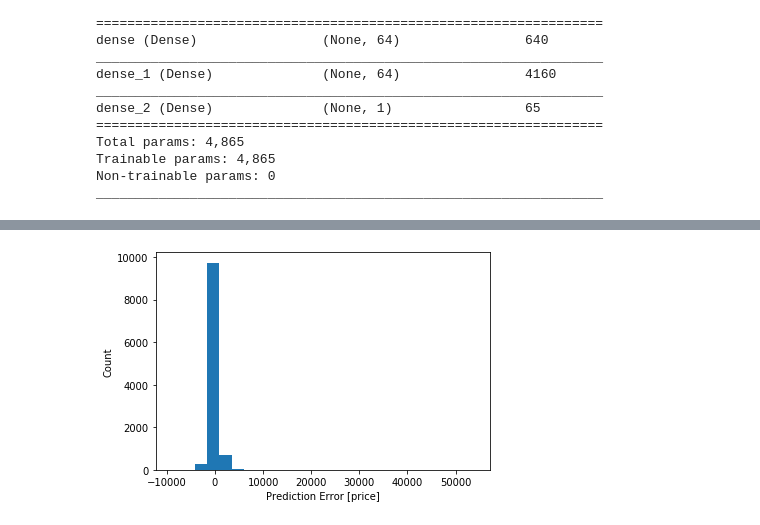
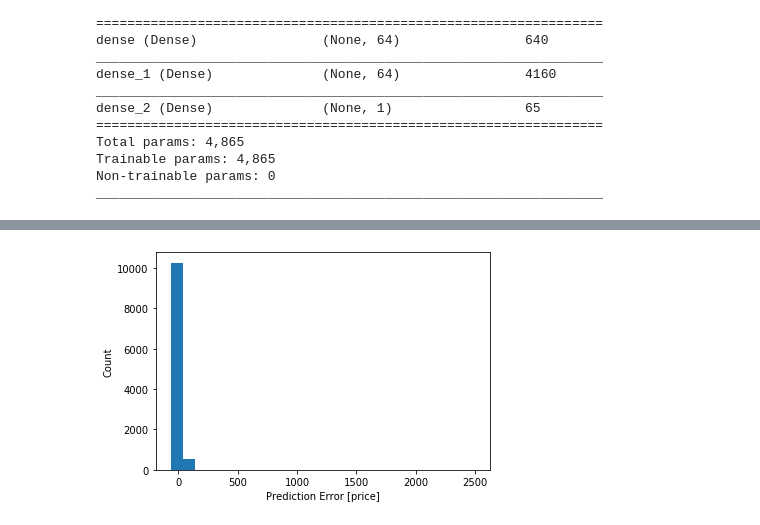
Before and after one commit to AnnaLenaStoe/Diamonds, a Jupyter notebook: diamonds.ipynb, the cells around one changed output, grey strips where cells are left out. Saved outputs shown, nothing was run; the diff lists cells and outputs as text; code cells hidden in the pictures.

```diff
--- a/diamonds.ipynb
+++ b/diamonds.ipynb
@@ -439,7 +525,10 @@ WARNING:tensorflow:Falling back from v2 loop because of error: Failed to find da
 # %%
 error = test_predictions - test_labels
-plt.hist(error, bins = 25)
+#Der Prozentuale Anteil wird berechnet, der kann leichter interpretiert werden als ein Zahlenwert in Geldeinheiten
+perc_error = (error/(test_labels))*100
+#in Prozent rechnen, damit man besser visualisieren kann
+plt.hist(perc_error, bins = 25)
 plt.xlabel("Prediction Error [price]")
 _ = plt.ylabel("Count")
 # %% [output]
-[figure, old version]
+[figure, new version]
```
Also changed, not shown: parts of 45 cells of this notebook.
